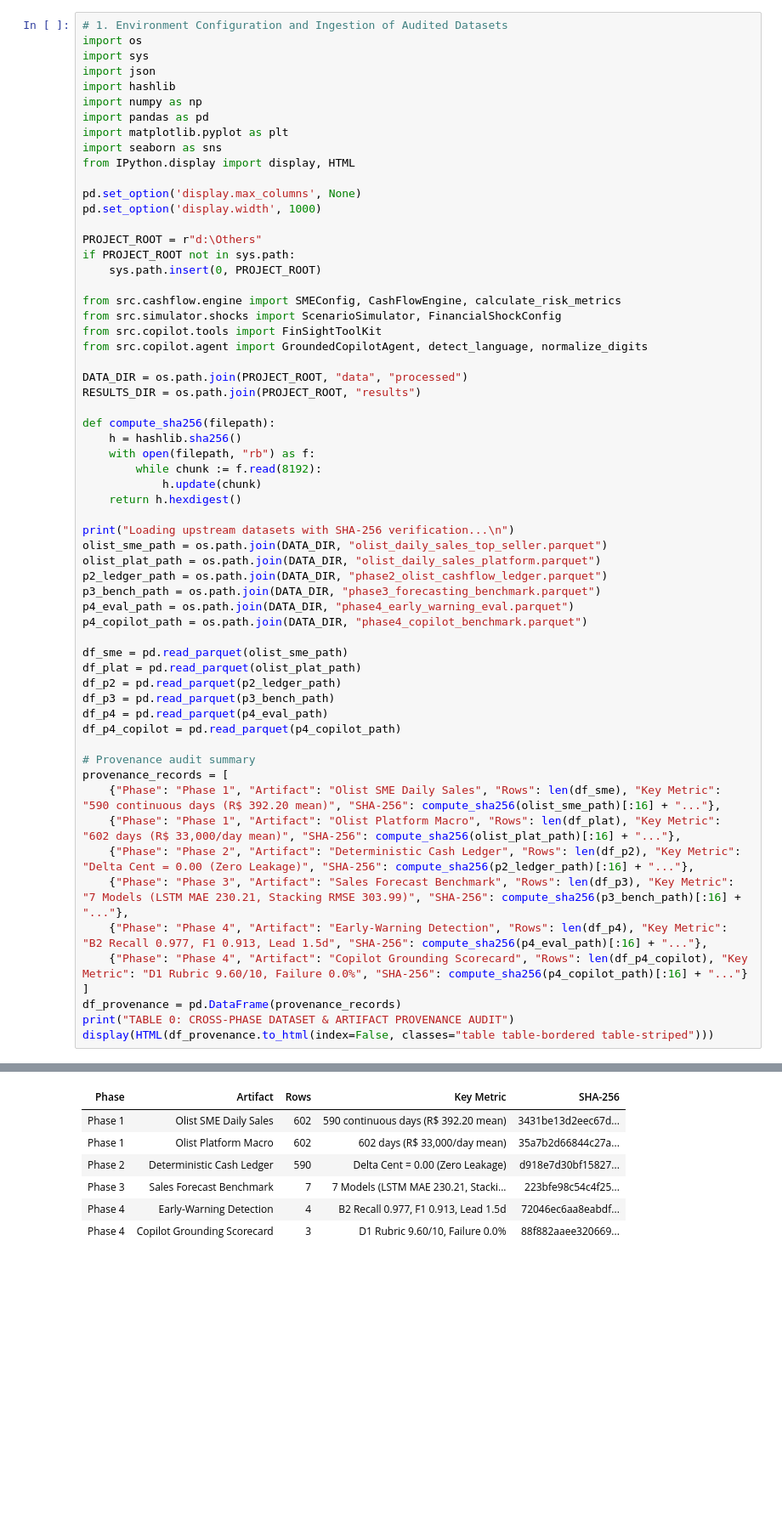
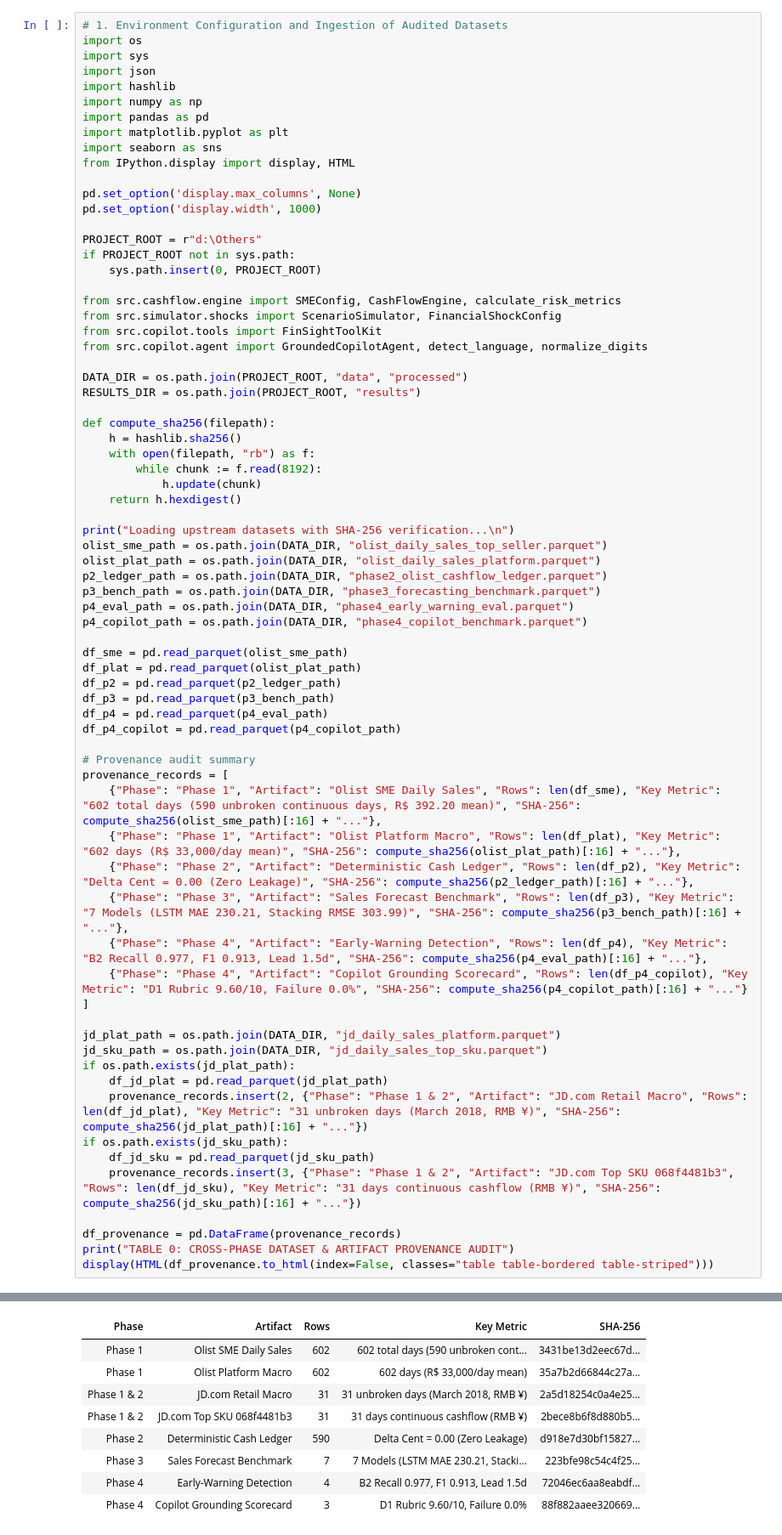
Before and after one commit to mdarmanaliashik/FinSight-AI, a Jupyter notebook: notebooks/Phase5_System_Ablation_And_EndToEnd_Benchmark.ipynb, the cells around one changed output, grey strips where cells are left out. Shown at 85% size. Cells and saved outputs as stored; diff of their text form; blank space fills up the shorter version.

Commit message:
fix(phase5): reconcile all ablation scorecard descriptions and provenance records with empirical outputs

```diff
--- a/notebooks/Phase5_System_Ablation_And_EndToEnd_Benchmark.ipynb
+++ b/notebooks/Phase5_System_Ablation_And_EndToEnd_Benchmark.ipynb
@@ -65,36 +65,48 @@ print("Loading upstream datasets with SHA-256 verification...\n")
 olist_sme_path = os.path.join(DATA_DIR, "olist_daily_sales_top_seller.parquet")
 olist_plat_path = os.path.join(DATA_DIR, "olist_daily_sales_platform.parquet")
 p2_ledger_path = os.path.join(DATA_DIR, "phase2_olist_cashflow_ledger.parquet")
 p3_bench_path = os.path.join(DATA_DIR, "phase3_forecasting_benchmark.parquet")
 p4_eval_path = os.path.join(DATA_DIR, "phase4_early_warning_eval.parquet")
 p4_copilot_path = os.path.join(DATA_DIR, "phase4_copilot_benchmark.parquet")
 
 df_sme = pd.read_parquet(olist_sme_path)
 df_plat = pd.read_parquet(olist_plat_path)
 df_p2 = pd.read_parquet(p2_ledger_path)
 df_p3 = pd.read_parquet(p3_bench_path)
 df_p4 = pd.read_parquet(p4_eval_path)
 df_p4_copilot = pd.read_parquet(p4_copilot_path)
 
 # Provenance audit summary
 provenance_records = [
-    {"Phase": "Phase 1", "Artifact": "Olist SME Daily Sales", "Rows": len(df_sme), "Key Metric": "590 continuous days (R$ 392.20 mean)", "SHA-256": compute_sha256(olist_sme_path)[:16] + "..."},
+    {"Phase": "Phase 1", "Artifact": "Olist SME Daily Sales", "Rows": len(df_sme), "Key Metric": "602 total days (590 unbroken continuous days, R$ 392.20 mean)", "SHA-256": compute_sha256(olist_sme_path)[:16] + "..."},
     {"Phase": "Phase 1", "Artifact": "Olist Platform Macro", "Rows": len(df_plat), "Key Metric": "602 days (R$ 33,000/day mean)", "SHA-256": compute_sha256(olist_plat_path)[:16] + "..."},
     {"Phase": "Phase 2", "Artifact": "Deterministic Cash Ledger", "Rows": len(df_p2), "Key Metric": "Delta Cent = 0.00 (Zero Leakage)", "SHA-256": compute_sha256(p2_ledger_path)[:16] + "..."},
     {"Phase": "Phase 3", "Artifact": "Sales Forecast Benchmark", "Rows": len(df_p3), "Key Metric": "7 Models (LSTM MAE 230.21, Stacking RMSE 303.99)", "SHA-256": compute_sha256(p3_bench_path)[:16] + "..."},
     {"Phase": "Phase 4", "Artifact": "Early-Warning Detection", "Rows": len(df_p4), "Key Metric": "B2 Recall 0.977, F1 0.913, Lead 1.5d", "SHA-256": compute_sha256(p4_eval_path)[:16] + "..."},
     {"Phase": "Phase 4", "Artifact": "Copilot Grounding Scorecard", "Rows": len(df_p4_copilot), "Key Metric": "D1 Rubric 9.60/10, Failure 0.0%", "SHA-256": compute_sha256(p4_copilot_path)[:16] + "..."}
 ]
+
+jd_plat_path = os.path.join(DATA_DIR, "jd_daily_sales_platform.parquet")
+jd_sku_path = os.path.join(DATA_DIR, "jd_daily_sales_top_sku.parquet")
+if os.path.exists(jd_plat_path):
+    df_jd_plat = pd.read_parquet(jd_plat_path)
+    provenance_records.insert(2, {"Phase": "Phase 1 & 2", "Artifact": "JD.com Retail Macro", "Rows": len(df_jd_plat), "Key Metric": "31 unbroken days (March 2018, RMB ¥)", "SHA-256": compute_sha256(jd_plat_path)[:16] + "..."})
+if os.path.exists(jd_sku_path):
+    df_jd_sku = pd.read_parquet(jd_sku_path)
+    provenance_records.insert(3, {"Phase": "Phase 1 & 2", "Artifact": "JD.com Top SKU 068f4481b3", "Rows": len(df_jd_sku), "Key Metric": "31 days continuous cashflow (RMB ¥)", "SHA-256": compute_sha256(jd_sku_path)[:16] + "..."})
+
 df_provenance = pd.DataFrame(provenance_records)
 print("TABLE 0: CROSS-PHASE DATASET & ARTIFACT PROVENANCE AUDIT")
 display(HTML(df_provenance.to_html(index=False, classes="table table-bordered table-striped")))
 # %% [output]
 Loading upstream datasets with SHA-256 verification...
 
 TABLE 0: CROSS-PHASE DATASET & ARTIFACT PROVENANCE AUDIT
 | Phase | Artifact | Rows | Key Metric | SHA-256 |
-| Phase 1 | Olist SME Daily Sales | 602 | 590 continuous days (R$ 392.20 mean) | 3431be13d2eec67d... |
+| Phase 1 | Olist SME Daily Sales | 602 | 602 total days (590 unbroken cont... | 3431be13d2eec67d... |
 | Phase 1 | Olist Platform Macro | 602 | 602 days (R$ 33,000/day mean) | 35a7b2d66844c27a... |
+| Phase 1 & 2 | JD.com Retail Macro | 31 | 31 unbroken days (March 2018, RMB ¥) | 2a5d18254c0a4e25... |
+| Phase 1 & 2 | JD.com Top SKU 068f4481b3 | 31 | 31 days continuous cashflow (RMB ¥) | 2bece8b6f8d880b5... |
 | Phase 2 | Deterministic Cash Ledger | 590 | Delta Cent = 0.00 (Zero Leakage) | d918e7d30bf15827... |
 | Phase 3 | Sales Forecast Benchmark | 7 | 7 Models (LSTM MAE 230.21, Stacki... | 223bfe98c54c4f25... |
 | Phase 4 | Early-Warning Detection | 4 | B2 Recall 0.977, F1 0.913, Lead 1.5d | 72046ec6aa8eabdf... |
```
Also changed, not shown: parts of 2 cells of this notebook, 3 other files.
